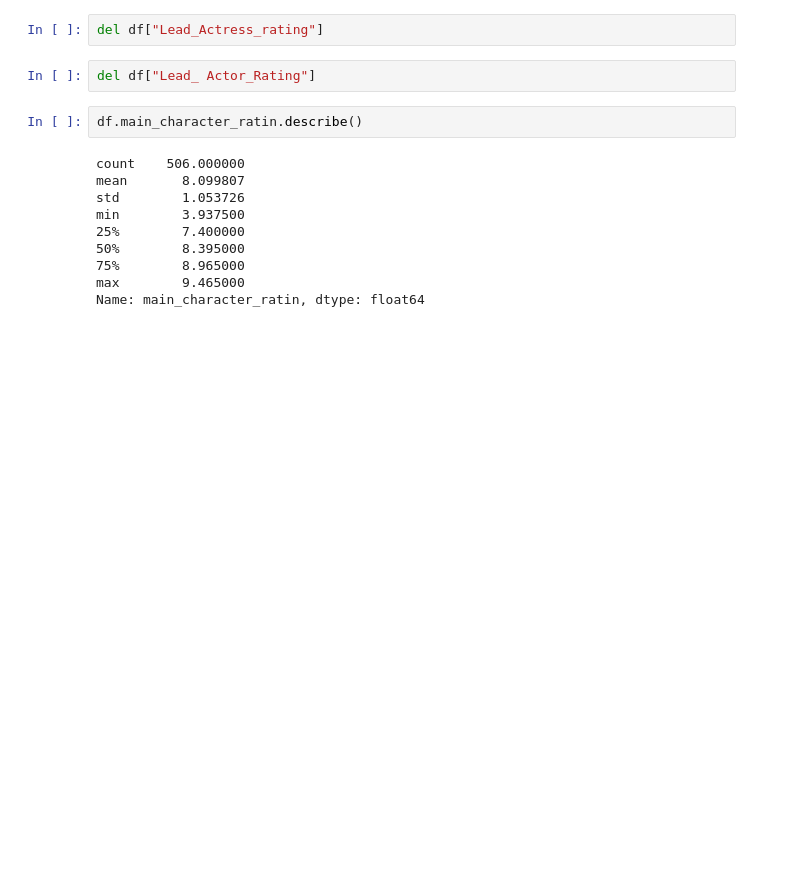
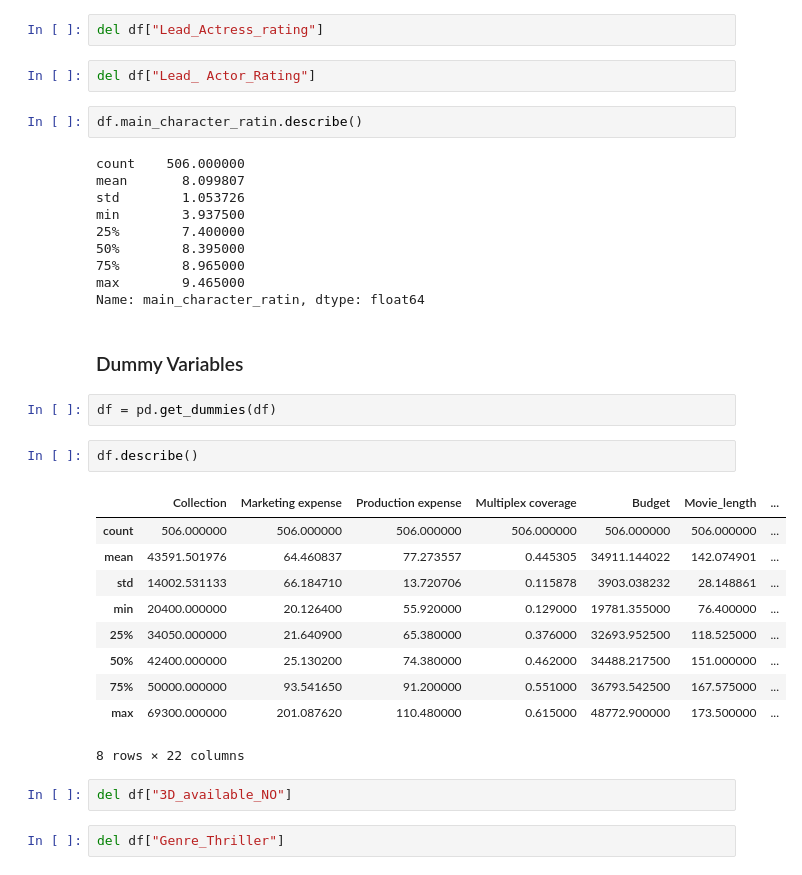
Before and after one commit to juandausa/machinelearning, a Jupyter notebook: jupyter/data_pre_processing/project/main.ipynb, the cells around one changed output. Cells and saved outputs as stored; diff of their text form; blank space fills up the shorter version.

Commit message:
Se modifican las variables categoricas por numericas

```diff
--- a/jupyter/data_pre_processing/project/main.ipynb
+++ b/jupyter/data_pre_processing/project/main.ipynb
@@ -296,3 +291,24 @@ min        3.937500
 75%        8.965000
 max        9.465000
 Name: main_character_ratin, dtype: float64
+# %% [markdown]
+### Dummy Variables
+# %%
+df = pd.get_dummies(df)
+# %%
+df.describe()
+# %% [output]
+|  | Collection | Marketing expense | Production expense | Multiplex coverage | Budget | Movie_length | ... |
+| count | 506.000000 | 506.000000 | 506.000000 | 506.000000 | 506.000000 | 506.000000 | ... |
+| mean | 43591.501976 | 64.460837 | 77.273557 | 0.445305 | 34911.144022 | 142.074901 | ... |
+| std | 14002.531133 | 66.184710 | 13.720706 | 0.115878 | 3903.038232 | 28.148861 | ... |
+| min | 20400.000000 | 20.126400 | 55.920000 | 0.129000 | 19781.355000 | 76.400000 | ... |
+| 25% | 34050.000000 | 21.640900 | 65.380000 | 0.376000 | 32693.952500 | 118.525000 | ... |
+| 50% | 42400.000000 | 25.130200 | 74.380000 | 0.462000 | 34488.217500 | 151.000000 | ... |
+| 75% | 50000.000000 | 93.541650 | 91.200000 | 0.551000 | 36793.542500 | 167.575000 | ... |
+| max | 69300.000000 | 201.087620 | 110.480000 | 0.615000 | 48772.900000 | 173.500000 | ... |
+8 rows × 22 columns
+# %%
+del df["3D_available_NO"]
+# %%
+del df["Genre_Thriller"]
```
Also changed, not shown: parts of 5 cells of this notebook.
